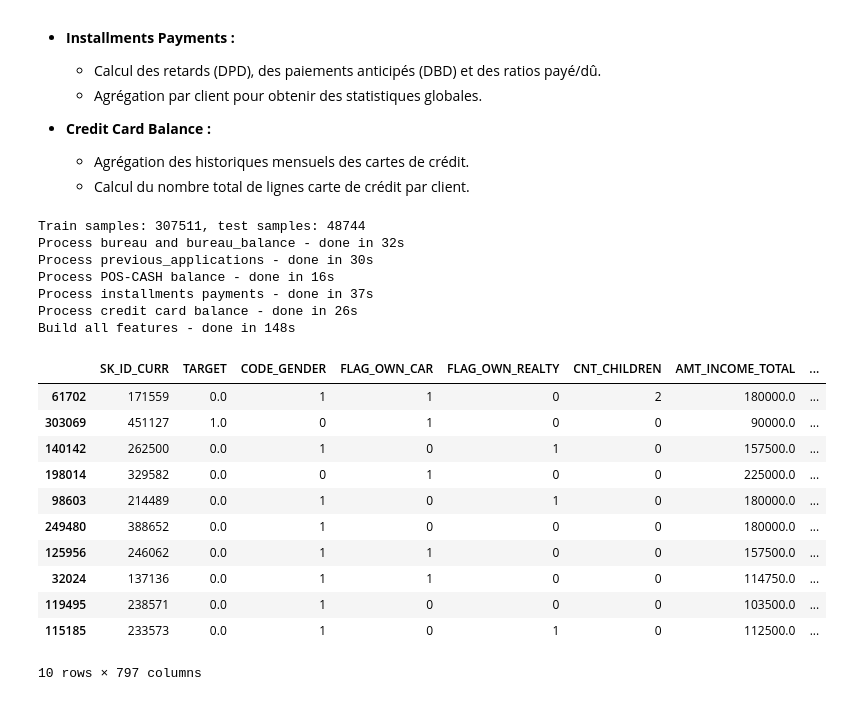
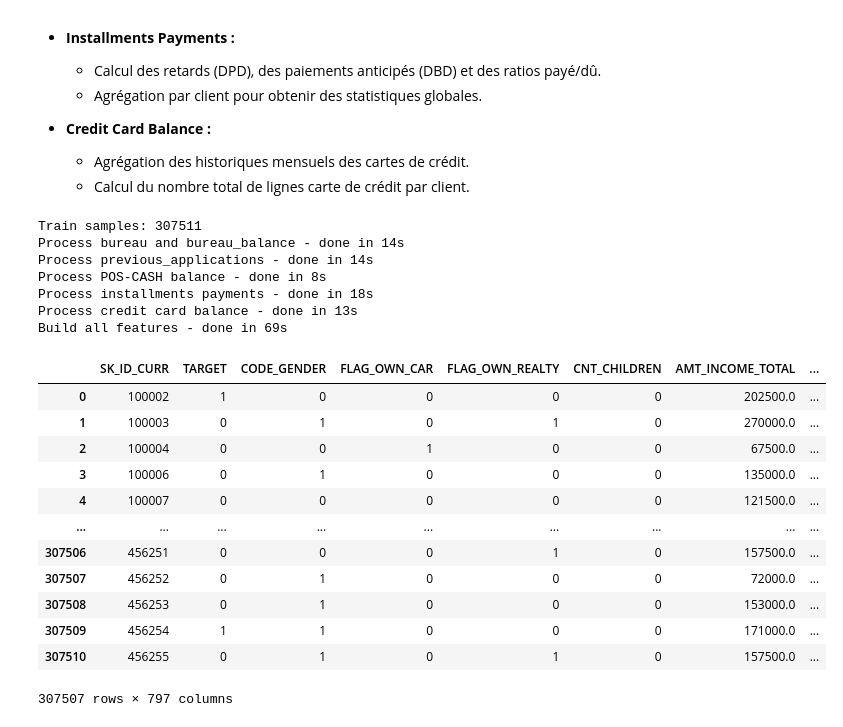
Before and after one commit to sabriatl/Dashboard-Prediction-du-risque-de-defaut-de-paiement, a Jupyter notebook: notebooks_projet/projet_7_notebook.ipynb, the cells around one changed output. Cells and saved outputs as stored; diff of their text form; code cells hidden in the pictures.

```diff
--- a/notebooks_projet/projet_7_notebook.ipynb
+++ b/notebooks_projet/projet_7_notebook.ipynb
@@ -490,13 +490,9 @@ def one_hot_encoder(df, nan_as_category = True):
     return df, new_columns
 # %%
 def application_train_test(num_rows = None, nan_as_category = False):
-    # Lire les données train et test
-    df = pd.read_csv('../input/application_train.csv', nrows= num_rows)
-    test_df = pd.read_csv('../input/application_test.csv', nrows= num_rows)
-    print("Train samples: {}, test samples: {}".format(len(df), len(test_df)))
-
-    # Fusionner les deux en un seul dataframe
-    df = pd.concat([df, test_df]).reset_index(drop=True)
+    # Lire uniquement les données d'entraînement
+    df = pd.read_csv('../input/application_train.csv', nrows=num_rows)
+    print("Train samples: {}".format(len(df)))
 
     # Supprimer les 4 valeurs aberrantes où CODE_GENDER == 'XNA'
     df = df[df['CODE_GENDER'] != 'XNA']
@@ -518,9 +514,6 @@ def application_train_test(num_rows = None, nan_as_category = False):
     df['ANNUITY_INCOME_PERC'] = df['AMT_ANNUITY'] / df['AMT_INCOME_TOTAL']
     df['PAYMENT_RATE'] = df['AMT_ANNUITY'] / df['AMT_CREDIT']
 
-    # Nettoyage mémoire
-    del test_df
-    gc.collect()
 
     return df
 # %%
@@ -737,33 +730,46 @@ def build_features(debug=False):
         gc.collect()
 
     return df
+# %%
+def clean_feature_names(df):
+    df.columns = [
+        re.sub(r'[^a-zA-Z0-9_]', '_', col)  # Remplace tout sauf lettres, chiffres et _
+        .replace('__', '_')                  # Évite les doubles __
+        .strip('_')                         # Supprime les _ en début/fin
+        for col in df.columns
+    ]
+    return df
 # %%
 # Pré-processing et Feature Engineering
 with timer("Build all features"):
     data_clean = build_features()
 # %% [output]
-Train samples: 307511, test samples: 48744
-Process bureau and bureau_balance - done in 32s
-Process previous_applications - done in 30s
-Process POS-CASH balance - done in 16s
-Process installments payments - done in 37s
-Process credit card balance - done in 26s
-Build all features - done in 148s
+Train samples: 307511
+Process bureau and bureau_balance - done in 14s
+Process previous_applications - done in 14s
+Process POS-CASH balance - done in 8s
+Process installments payments - done in 18s
+Process credit card balance - done in 13s
+Build all features - done in 69s
+# %%
+# Nettoyage des noms de colonnes
+data_clean = clean_feature_names(data_clean)
 # %%
-data_clean.sample(10)
+data_clean
 # %% [output]
 |  | SK_ID_CURR | TARGET | CODE_GENDER | FLAG_OWN_CAR | FLAG_OWN_REALTY | CNT_CHILDREN | AMT_INCOME_TOTAL | ... |
-| 61702 | 171559 | 0.0 | 1 | 1 | 0 | 2 | 180000.0 | ... |
-| 303069 | 451127 | 1.0 | 0 | 1 | 0 | 0 | 90000.0 | ... |
-| 140142 | 262500 | 0.0 | 1 | 0 | 1 | 0 | 157500.0 | ... |
-| 198014 | 329582 | 0.0 | 0 | 1 | 0 | 0 | 225000.0 | ... |
-| 98603 | 214489 | 0.0 | 1 | 0 | 1 | 0 | 180000.0 | ... |
-| 249480 | 388652 | 0.0 | 1 | 0 | 0 | 0 | 180000.0 | ... |
-| 125956 | 246062 | 0.0 | 1 | 1 | 0 | 0 | 157500.0 | ... |
-| 32024 | 137136 | 0.0 | 1 | 1 | 0 | 0 | 114750.0 | ... |
-| 119495 | 238571 | 0.0 | 1 | 0 | 0 | 0 | 103500.0 | ... |
-| 115185 | 233573 | 0.0 | 1 | 0 | 1 | 0 | 112500.0 | ... |
+| 0 | 100002 | 1 | 0 | 0 | 0 | 0 | 202500.0 | ... |
+| 1 | 100003 | 0 | 1 | 0 | 1 | 0 | 270000.0 | ... |
+| 2 | 100004 | 0 | 0 | 1 | 0 | 0 | 67500.0 | ... |
+| 3 | 100006 | 0 | 1 | 0 | 0 | 0 | 135000.0 | ... |
+| 4 | 100007 | 0 | 0 | 0 | 0 | 0 | 121500.0 | ... |
+| ... | ... | ... | ... | ... | ... | ... | ... | ... |
+| 307506 | 456251 | 0 | 0 | 0 | 1 | 0 | 157500.0 | ... |
+| 307507 | 456252 | 0 | 1 | 0 | 0 | 0 | 72000.0 | ... |
+| 307508 | 456253 | 0 | 1 | 0 | 0 | 0 | 153000.0 | ... |
+| 307509 | 456254 | 1 | 1 | 0 | 0 | 0 | 171000.0 | ... |
+| 307510 | 456255 | 0 | 1 | 0 | 1 | 0 | 157500.0 | ... |
-10 rows × 797 columns
+307507 rows × 797 columns
 # %%
 # Missing values statistics
 missing_values = missing_values_table(data_clean)
```
Also changed, not shown: parts of 16 cells of this notebook.
